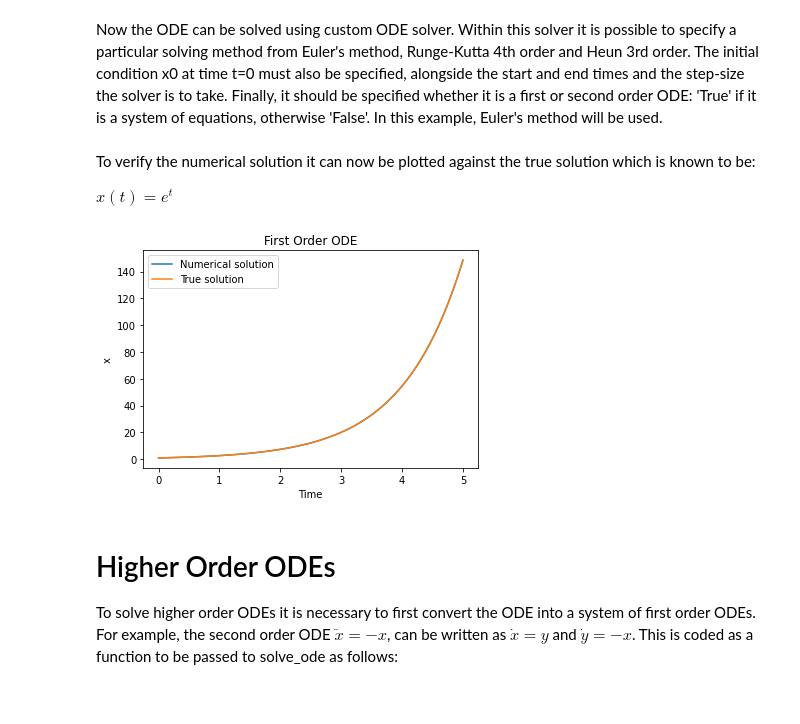
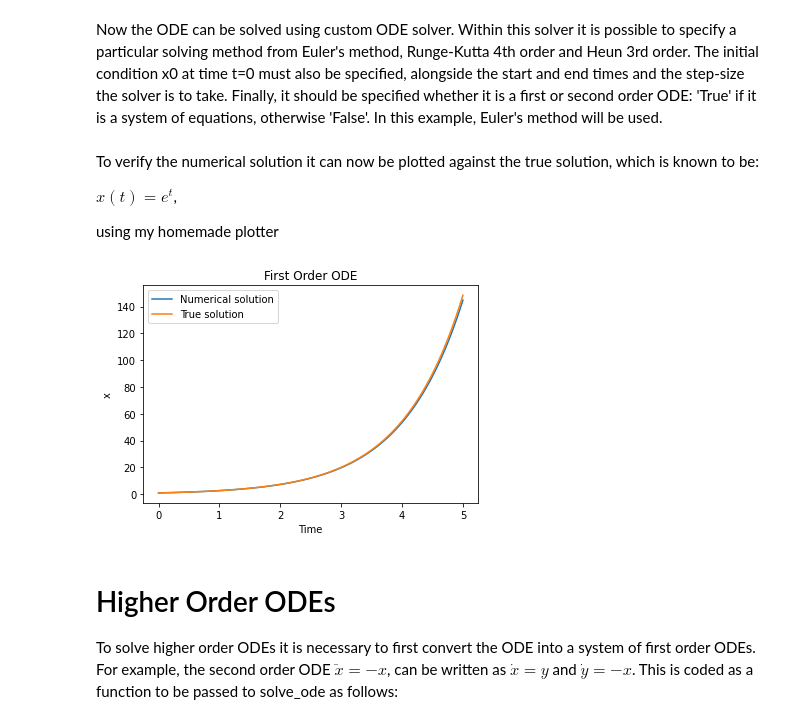
Before and after one commit to joesouber/EMAT30008, a Jupyter notebook: report.ipynb, the cells around one changed output. Cells and saved outputs as stored; diff of their text form; code cells hidden in the pictures.

```diff
--- a/report.ipynb
+++ b/report.ipynb
@@ -9,22 +10,3 @@ The following code demonstrates how to solve first and second order ODE's using
 # First Order
 
 To solve a first order ODE of the form $\frac{dx}{dt} = x$ it must first be written as a python funtion as follows:
-# %%
-import numpy as np
-
-def f(x, t):
-    """
-    Returns an array with one element.
-
-    Parameters
-    ----------
-    x : float
-        The value of x.
-    t : float
-        The time the solution must be evaluated at.
-
-    Returns
-    -------
-    x : the value of x.
-    """
-    return x
@@ -39,38 +24,27 @@ from ODE import solve_ode
 x0 = 1.0
 t_eval = np.linspace(0, 5, 101) # time points to evaluate the solution
 max_step = 0.01 # maximum step size for the solver
-method = 'RK4' # numerical method for the solver
+method = 'Euler' # numerical method for the solver
 system = False # the ODE is not a system
 
 # Solve the ODE using the solve_ode function
 X = solve_ode(f, x0, t_eval, max_step, method, system)
 # %% [markdown]
-To verify the numerical solution it can now be plotted against the true solution which is known to be:
+To verify the numerical solution it can now be plotted against the true solution, which is known to be:
 
-$x(t)=e^t$
+$x(t)=e^t$,
+
+using my homemade plotter
 # %%
 import matplotlib.pyplot as plt
 from plots import plot_ode
 
 def true_sol(t):
-    """
-    Returns the true solution of the first order ODE dx/dt = x.
-
-    Parameters
-    ----------
-    t : numpy.ndarray
-        An array containing the times the solution must be evaluated at.
-
-    Returns
-    -------
-    numpy.ndarray
-        An array containing the true solution of the first order ODE dx/dt = x.
-    """
     return np.exp(t)
 
 plot_ode(X,true_sol,t_eval)
 # %% [output]
-[figure, old version]
+[figure, new version]
 # %% [markdown]
 # Higher Order ODEs
 
```
Also changed, not shown: parts of 19 cells of this notebook.
